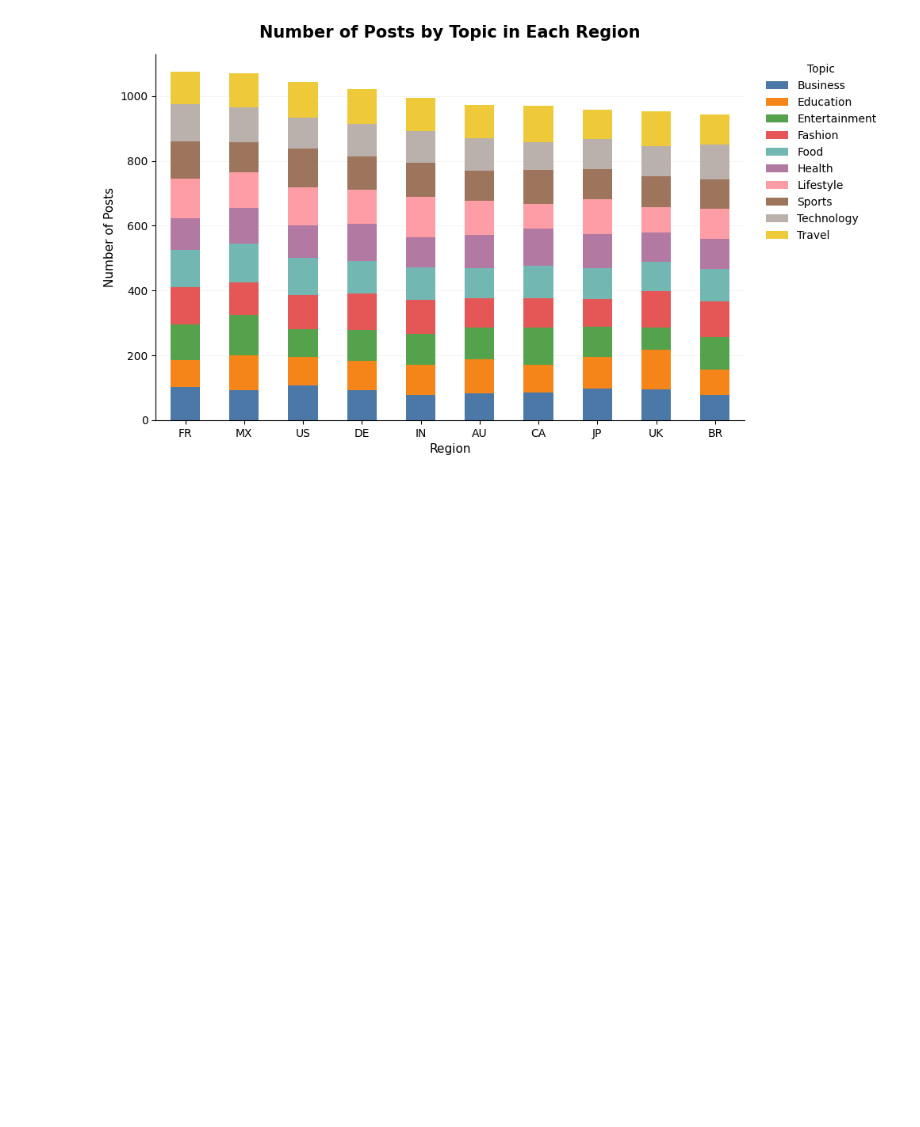
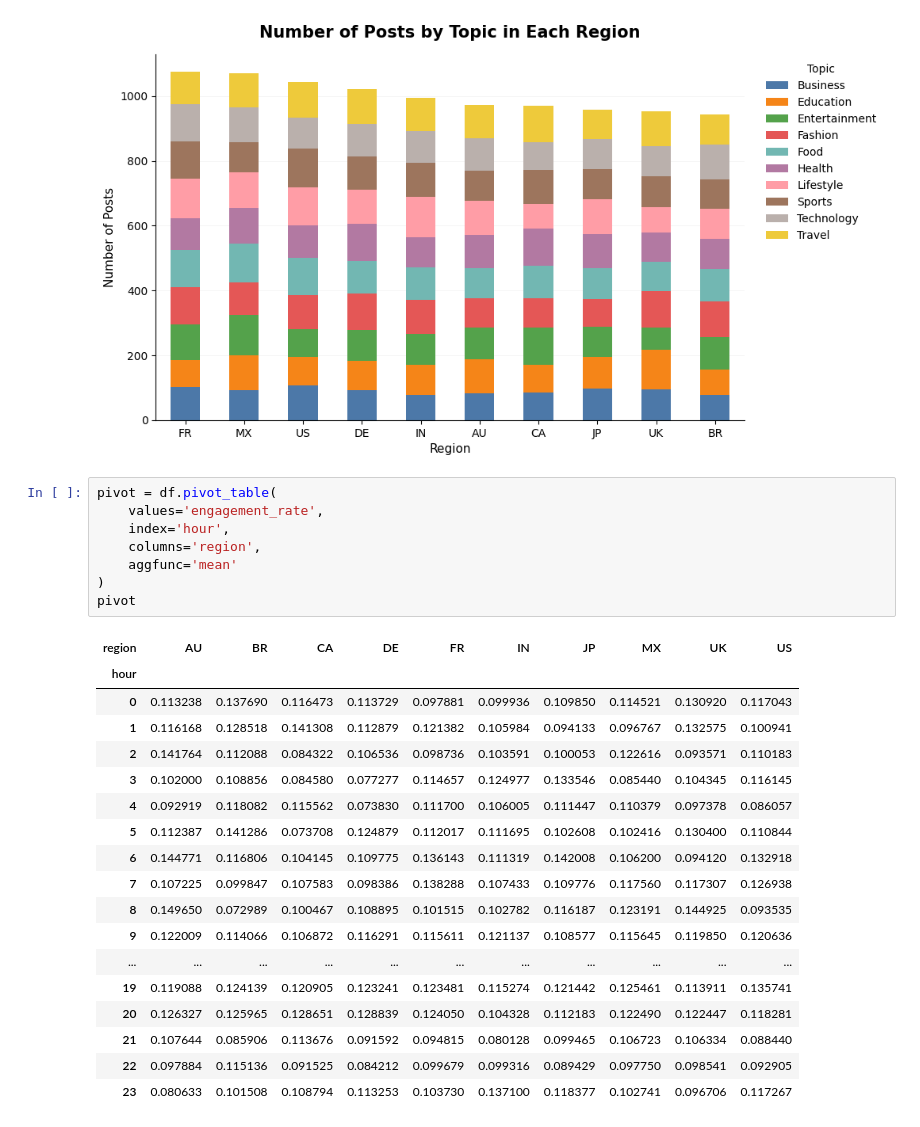
Before and after one commit to fathir1014/EDA-1-Social-Media-Performance, a Jupyter notebook: main.ipynb, the cells around one changed output. Cells and saved outputs as stored; diff of their text form; blank space fills up the shorter version.

```diff
--- a/main.ipynb
+++ b/main.ipynb
@@ -725,3 +725,30 @@ filepath = os.path.join(folder, 'Number of Posts by Topic in Each Region.png')
 plt.savefig(filepath, dpi=600, bbox_inches='tight', facecolor='white')
 # %% [output]
 [figure]
+# %%
+pivot = df.pivot_table(
+    values='engagement_rate',
+    index='hour',
+    columns='region',
+    aggfunc='mean'
+)
+pivot
+# %% [output]
+| region | AU | BR | CA | DE | FR | IN | JP | MX | UK | US |
+| hour |  |  |  |  |  |  |  |  |  |  |
+| 0 | 0.113238 | 0.137690 | 0.116473 | 0.113729 | 0.097881 | 0.099936 | 0.109850 | 0.114521 | 0.130920 | 0.117043 |
+| 1 | 0.116168 | 0.128518 | 0.141308 | 0.112879 | 0.121382 | 0.105984 | 0.094133 | 0.096767 | 0.132575 | 0.100941 |
+| 2 | 0.141764 | 0.112088 | 0.084322 | 0.106536 | 0.098736 | 0.103591 | 0.100053 | 0.122616 | 0.093571 | 0.110183 |
+| 3 | 0.102000 | 0.108856 | 0.084580 | 0.077277 | 0.114657 | 0.124977 | 0.133546 | 0.085440 | 0.104345 | 0.116145 |
+| 4 | 0.092919 | 0.118082 | 0.115562 | 0.073830 | 0.111700 | 0.106005 | 0.111447 | 0.110379 | 0.097378 | 0.086057 |
+| 5 | 0.112387 | 0.141286 | 0.073708 | 0.124879 | 0.112017 | 0.111695 | 0.102608 | 0.102416 | 0.130400 | 0.110844 |
+| 6 | 0.144771 | 0.116806 | 0.104145 | 0.109775 | 0.136143 | 0.111319 | 0.142008 | 0.106200 | 0.094120 | 0.132918 |
+| 7 | 0.107225 | 0.099847 | 0.107583 | 0.098386 | 0.138288 | 0.107433 | 0.109776 | 0.117560 | 0.117307 | 0.126938 |
+| 8 | 0.149650 | 0.072989 | 0.100467 | 0.108895 | 0.101515 | 0.102782 | 0.116187 | 0.123191 | 0.144925 | 0.093535 |
+| 9 | 0.122009 | 0.114066 | 0.106872 | 0.116291 | 0.115611 | 0.121137 | 0.108577 | 0.115645 | 0.119850 | 0.120636 |
+| ... | ... | ... | ... | ... | ... | ... | ... | ... | ... | ... |
+| 19 | 0.119088 | 0.124139 | 0.120905 | 0.123241 | 0.123481 | 0.115274 | 0.121442 | 0.125461 | 0.113911 | 0.135741 |
+| 20 | 0.126327 | 0.125965 | 0.128651 | 0.128839 | 0.124050 | 0.104328 | 0.112183 | 0.122490 | 0.122447 | 0.118281 |
+| 21 | 0.107644 | 0.085906 | 0.113676 | 0.091592 | 0.094815 | 0.080128 | 0.099465 | 0.106723 | 0.106334 | 0.088440 |
+| 22 | 0.097884 | 0.115136 | 0.091525 | 0.084212 | 0.099679 | 0.099316 | 0.089429 | 0.097750 | 0.098541 | 0.092905 |
+| 23 | 0.080633 | 0.101508 | 0.108794 | 0.113253 | 0.103730 | 0.137100 | 0.118377 | 0.102741 | 0.096706 | 0.117267 |
```
Also changed, not shown: parts of 3 cells of this notebook, 2 other files.
